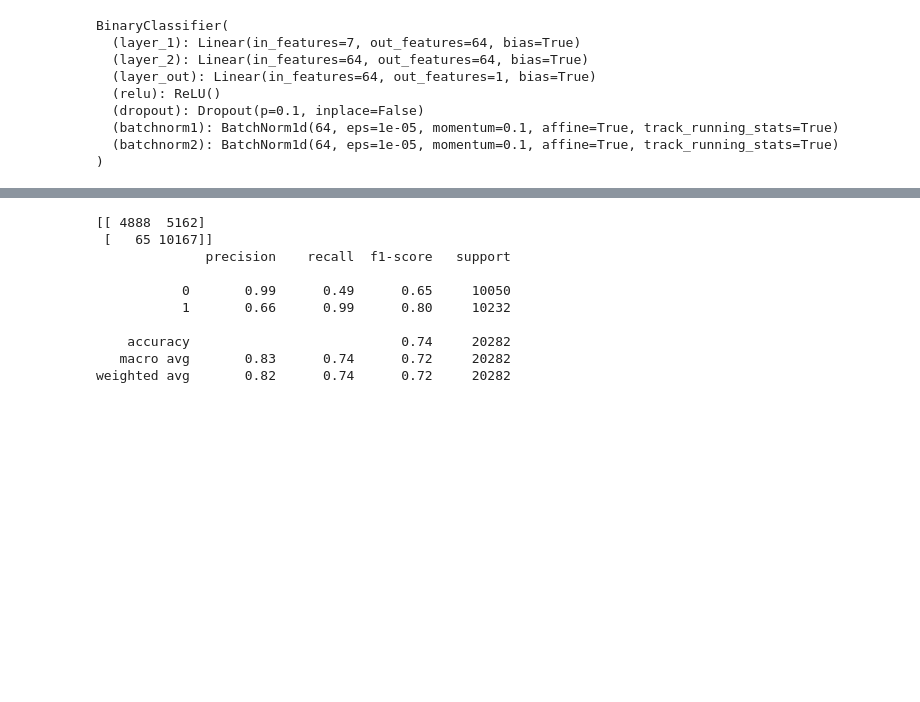
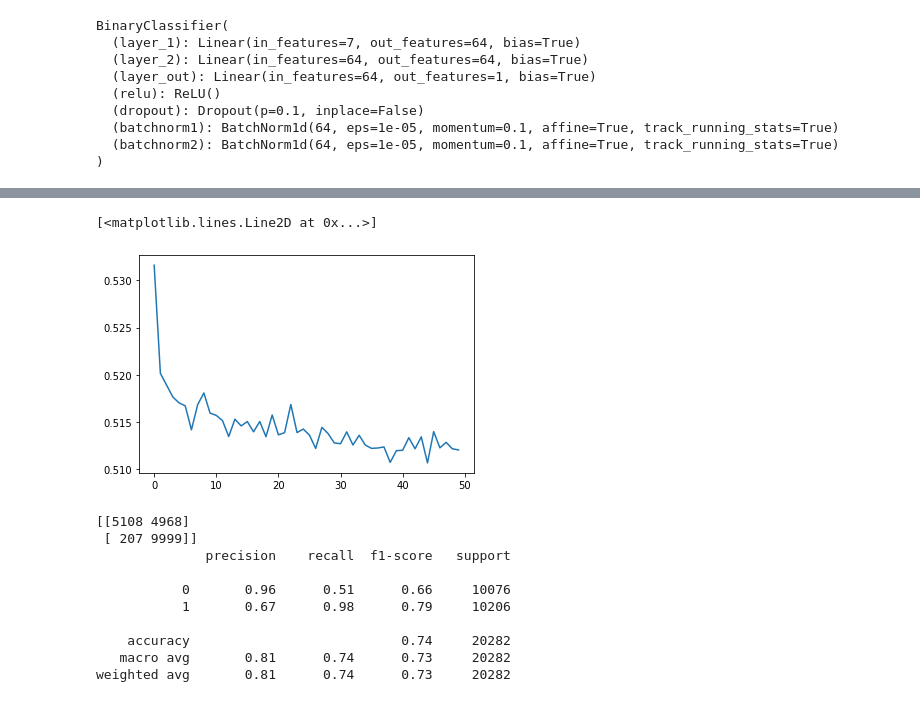
Before and after one commit to darthbatman/riiid-aied-challenge, a Jupyter notebook: binary_classifier.ipynb, the cells around one changed output, grey strips where cells are left out. Drawn from its saved outputs; the diff is of its cells as text; code cells hidden in the pictures; blank space fills up the shorter version.

```diff
--- a/binary_classifier.ipynb
+++ b/binary_classifier.ipynb
@@ -154,7 +155,8 @@ def binary_acc(y_pred, y_test):
     return acc
 # %%
 model.train()
-for e in range(1, EPOCHS+1):
+epoch_losses = []
+for e in range(1, EPOCHS + 1):
     epoch_loss = 0
     epoch_acc = 0
     for X_batch, y_batch in train_loader:
@@ -170,7 +172,7 @@ for e in range(1, EPOCHS+1):
 
         epoch_loss += loss.item()
         epoch_acc += acc.item()
-
+    epoch_losses.append(epoch_loss / len(train_loader))
 
     print(f'Epoch {e+0:03}: | Loss: {epoch_loss/len(train_loader):.5f} | Acc: {epoch_acc/len(train_loader):.3f}')
 # %% [output]
@@ -194,3 +196,8 @@ Epoch 050: | Loss: 0.50901 | Acc: 72.753
+# %%
+plt.plot(epoch_losses)
+# %% [output]
+[<matplotlib.lines.Line2D at 0x...>]
+[figure, added]
 # %%
 # get predictions for test data
 y_pred_list = []
@@ -209,13 +216,13 @@ y_pred_list = [a.squeeze().tolist() for a in y_pred_list]
 print(confusion_matrix(y_test, y_pred_list))
 print(classification_report(y_test, y_pred_list))
 # %% [output]
-[[ 4888  5162]
- [   65 10167]]
+[[5108 4968]
+ [ 207 9999]]
               precision    recall  f1-score   support
 
-           0       0.99      0.49      0.65     10050
-           1       0.66      0.99      0.80     10232
+           0       0.96      0.51      0.66     10076
+           1       0.67      0.98      0.79     10206
 
     accuracy                           0.74     20282
-   macro avg       0.83      0.74      0.72     20282
-weighted avg       0.82      0.74      0.72     20282
+   macro avg       0.81      0.74      0.73     20282
+weighted avg       0.81      0.74      0.73     20282
```
Also changed, not shown: parts of 3 cells of this notebook, 10 other files.
